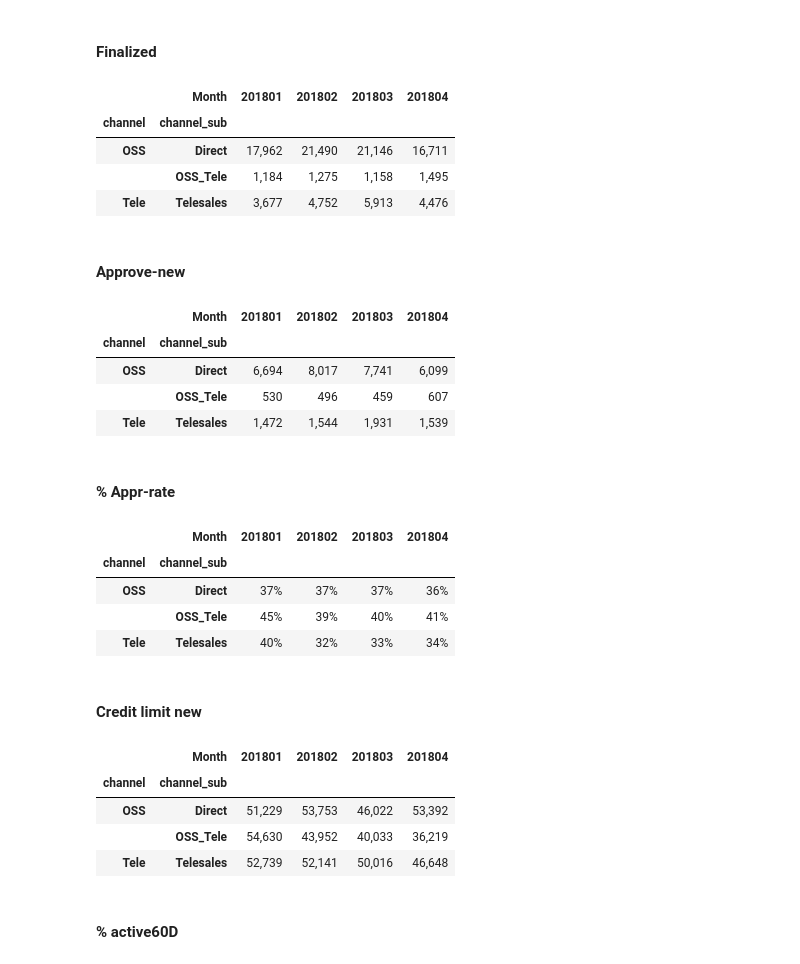
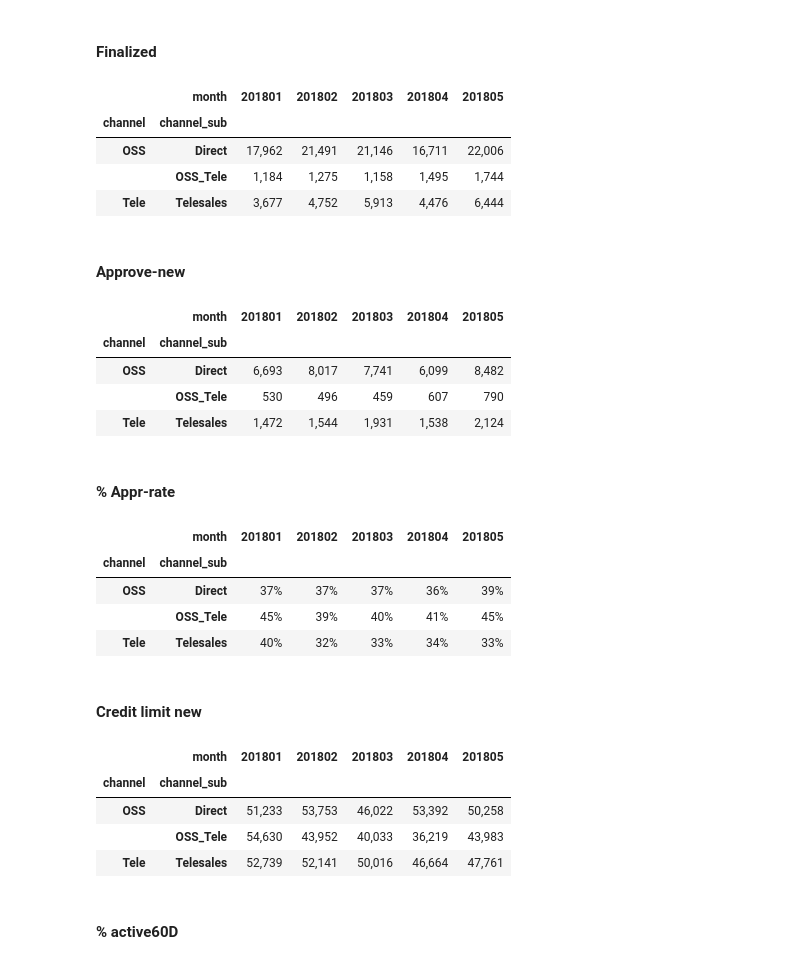
Before and after one commit to pbdanny/python_portfolio, a Jupyter notebook: portfolio_oss.ipynb, the cells around one changed output. Saved outputs shown, nothing was run; the diff lists cells and outputs as text; code cells hidden in the pictures.

```diff
--- a/portfolio_oss.ipynb
+++ b/portfolio_oss.ipynb
@@ -10,53 +10,53 @@ with open('postgrest_pwd.txt', 'r') as f:
     pwd = f.readline()
 # %%
 # read data from table to datatframe with Month form 201801
-table = 'mat_view_cc_kpi_m'
+table = 'mis_cc_kpi_m'
 with pg.connect(database='ktc', user='postgres', password=pwd) as con:
-    df = pd.read_sql('select * from ' + table + ' where "Month"::bigint >= 201801', con = con)
+    df = pd.read_sql('select * from ' + table + ' where "month"::bigint >= 201801', con = con)
 # %% [markdown]
 ## Oss Credit card by month
 ### Approved performance
 # %% [markdown]
 #### Finalized
 # %%
-df_gr = df.groupby(['Month', 'channel', 'channel_sub'])
+df_gr = df.groupby(['month', 'channel', 'channel_sub'])
 df_gr['finalized'].sum().unstack(0).applymap("{:,d}".format)
 # %% [output]
-|  | Month | 201801 | 201802 | 201803 | 201804 |
-| channel | channel_sub |  |  |  |  |
-| OSS | Direct | 17,962 | 21,490 | 21,146 | 16,711 |
-|  | OSS_Tele | 1,184 | 1,275 | 1,158 | 1,495 |
-| Tele | Telesales | 3,677 | 4,752 | 5,913 | 4,476 |
+|  | month | 201801 | 201802 | 201803 | 201804 | 201805 |
+| channel | channel_sub |  |  |  |  |  |
+| OSS | Direct | 17,962 | 21,491 | 21,146 | 16,711 | 22,006 |
+|  | OSS_Tele | 1,184 | 1,275 | 1,158 | 1,495 | 1,744 |
+| Tele | Telesales | 3,677 | 4,752 | 5,913 | 4,476 | 6,444 |
 # %% [markdown]
 #### Approve-new
 # %%
 df_gr['appr_new'].sum().unstack(0).applymap("{:,d}".format)
 # %% [output]
-|  | Month | 201801 | 201802 | 201803 | 201804 |
-| channel | channel_sub |  |  |  |  |
-| OSS | Direct | 6,694 | 8,017 | 7,741 | 6,099 |
-|  | OSS_Tele | 530 | 496 | 459 | 607 |
-| Tele | Telesales | 1,472 | 1,544 | 1,931 | 1,539 |
+|  | month | 201801 | 201802 | 201803 | 201804 | 201805 |
+| channel | channel_sub |  |  |  |  |  |
+| OSS | Direct | 6,693 | 8,017 | 7,741 | 6,099 | 8,482 |
+|  | OSS_Tele | 530 | 496 | 459 | 607 | 790 |
+| Tele | Telesales | 1,472 | 1,544 | 1,931 | 1,538 | 2,124 |
 # %% [markdown]
 #### % Appr-rate
 # %%
 (df_gr['appr_new'].sum()/df_gr['finalized'].sum()).unstack(0).applymap("{:.0%}".format)
 # %% [output]
-|  | Month | 201801 | 201802 | 201803 | 201804 |
-| channel | channel_sub |  |  |  |  |
-| OSS | Direct | 37% | 37% | 37% | 36% |
-|  | OSS_Tele | 45% | 39% | 40% | 41% |
-| Tele | Telesales | 40% | 32% | 33% | 34% |
+|  | month | 201801 | 201802 | 201803 | 201804 | 201805 |
+| channel | channel_sub |  |  |  |  |  |
+| OSS | Direct | 37% | 37% | 37% | 36% | 39% |
+|  | OSS_Tele | 45% | 39% | 40% | 41% | 45% |
+| Tele | Telesales | 40% | 32% | 33% | 34% | 33% |
 # %% [markdown]
 #### Credit limit new
 # %%
 (df_gr['credit_limit_new'].sum()/df_gr['appr_new'].sum()).unstack(0).applymap("{:,.0f}".format)
 # %% [output]
-|  | Month | 201801 | 201802 | 201803 | 201804 |
-| channel | channel_sub |  |  |  |  |
-| OSS | Direct | 51,229 | 53,753 | 46,022 | 53,392 |
-|  | OSS_Tele | 54,630 | 43,952 | 40,033 | 36,219 |
-| Tele | Telesales | 52,739 | 52,141 | 50,016 | 46,648 |
+|  | month | 201801 | 201802 | 201803 | 201804 | 201805 |
+| channel | channel_sub |  |  |  |  |  |
+| OSS | Direct | 51,233 | 53,753 | 46,022 | 53,392 | 50,258 |
+|  | OSS_Tele | 54,630 | 43,952 | 40,033 | 36,219 | 43,983 |
+| Tele | Telesales | 52,739 | 52,141 | 50,016 | 46,664 | 47,761 |
 # %% [markdown]
 #### % active60D
 # %%
```
Also changed, not shown: parts of 6 cells of this notebook.
